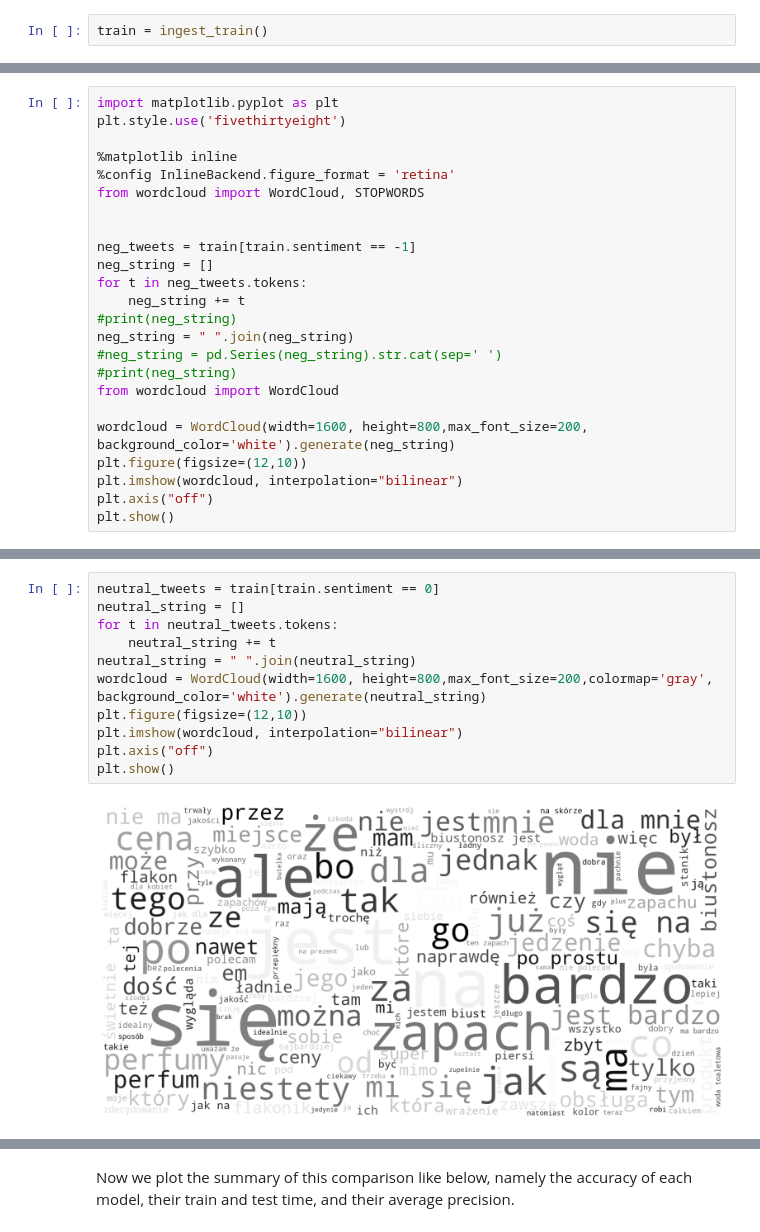
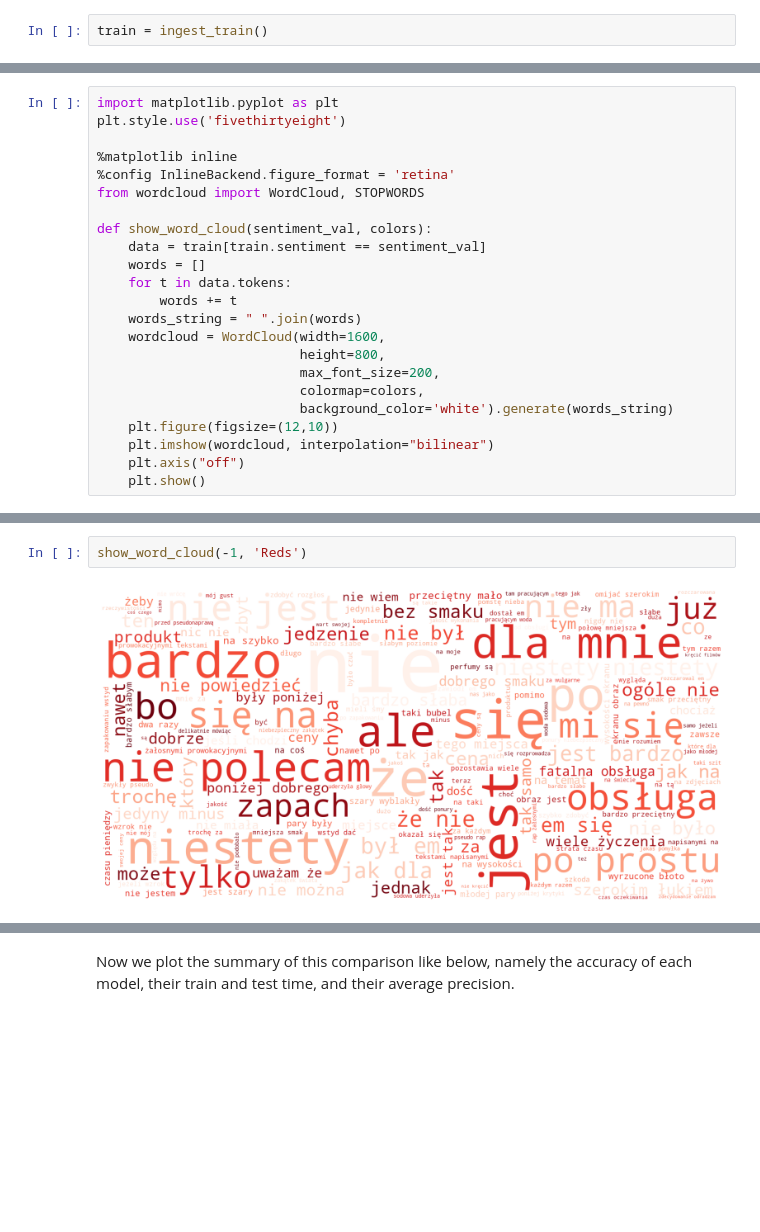
Before and after one commit to jwiszowata/sentiment, a Jupyter notebook: Sentiment Analysis.ipynb, the cells around one changed output, grey strips where cells are left out. Drawn from its saved outputs; the diff is of its cells as text; blank space fills up the shorter version.

```diff
--- a/Sentiment Analysis.ipynb
+++ b/Sentiment Analysis.ipynb
@@ -134,19 +70,18 @@ plt.style.use('fivethirtyeight')
 %config InlineBackend.figure_format = 'retina'
 from wordcloud import WordCloud, STOPWORDS
 
-
-neg_tweets = train[train.sentiment == -1]
-neg_string = []
-for t in neg_tweets.tokens:
-    neg_string += t
-#print(neg_string)
-neg_string = " ".join(neg_string)
-#neg_string = pd.Series(neg_string).str.cat(sep=' ')
-#print(neg_string)
-from wordcloud import WordCloud
-
-wordcloud = WordCloud(width=1600, height=800,max_font_size=200, background_color='white').generate(neg_string)
-plt.figure(figsize=(12,10))
-plt.imshow(wordcloud, interpolation="bilinear")
-plt.axis("off")
-plt.show()
+def show_word_cloud(sentiment_val, colors):
+    data = train[train.sentiment == sentiment_val]
+    words = []
+    for t in data.tokens:
+        words += t
+    words_string = " ".join(words)
+    wordcloud = WordCloud(width=1600,
+                          height=800,
+                          max_font_size=200,
+                          colormap=colors,
+                          background_color='white').generate(words_string)
+    plt.figure(figsize=(12,10))
+    plt.imshow(wordcloud, interpolation="bilinear")
+    plt.axis("off")
+    plt.show()
@@ -168,13 +88,4 @@ plt.show()
-# %%
-neutral_tweets = train[train.sentiment == 0]
-neutral_string = []
-for t in neutral_tweets.tokens:
-    neutral_string += t
-neutral_string = " ".join(neutral_string)
-wordcloud = WordCloud(width=1600, height=800,max_font_size=200,colormap='gray', background_color='white').generate(neutral_string)
-plt.figure(figsize=(12,10))
-plt.imshow(wordcloud, interpolation="bilinear")
-plt.axis("off")
-plt.show()
-# %% [output]
-[figure, removed]
+# %%
+show_word_cloud(-1, 'Reds')
+# %% [output]
+[figure, added]
```
Also changed, not shown: parts of 41 cells of this notebook, 3 other files.
